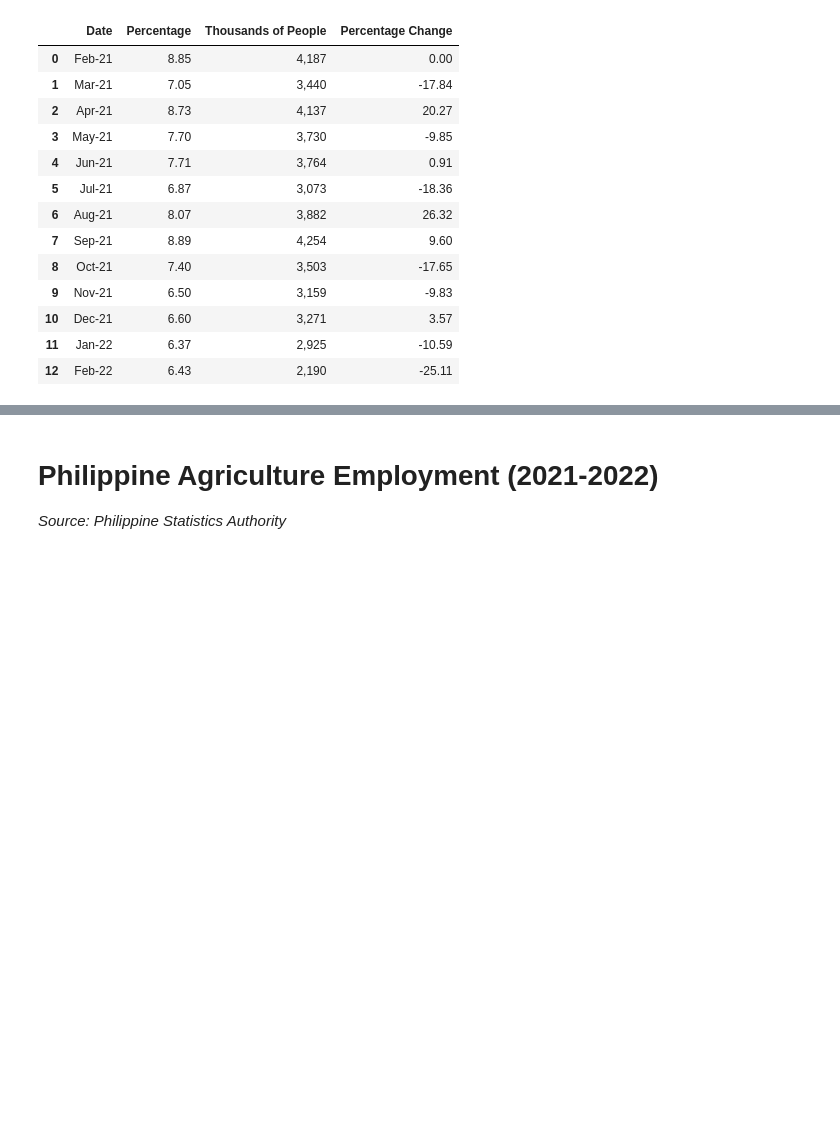
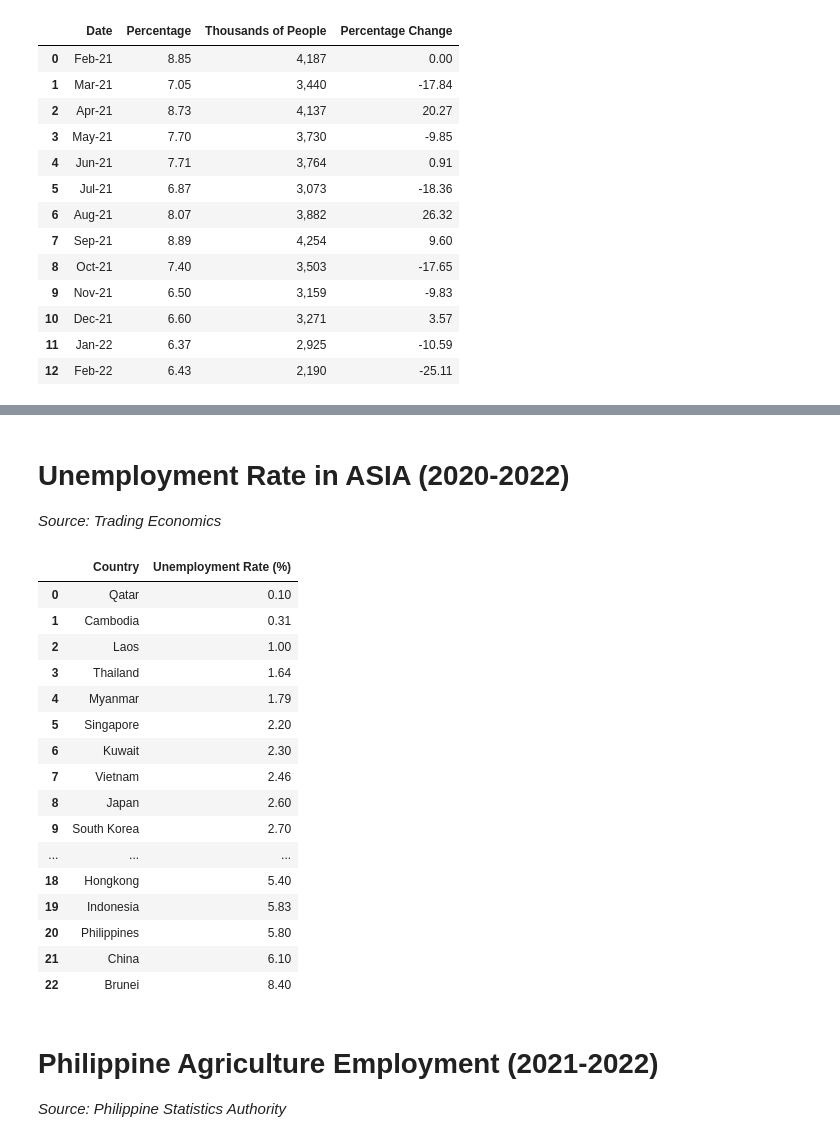
Before and after one commit to kryzlerahne/IT3205_FilipinoDataAlliance, a Jupyter notebook: Codes/The_Future_Pay_Visualizations.ipynb, the cells around one changed output, grey strips where cells are left out. Saved outputs shown, nothing was run; the diff lists cells and outputs as text; code cells hidden in the pictures; blank space fills up the shorter version.

```diff
--- a/Codes/The_Future_Pay_Visualizations.ipynb
+++ b/Codes/The_Future_Pay_Visualizations.ipynb
@@ -70,0 +85,25 @@ display(df.iloc[0:])
+# %% [markdown]
+# Unemployment Rate in ASIA (2020-2022)
+*Source: Trading Economics*
+# %%
+url = 'https://raw.githubusercontent.com/kryzlerahne/IT3205_PhilippineDataAlliance/main/Datasets/Unemployment%20Rate%20in%20ASIA.csv'
+df = pd.read_csv(url)
+display(df.iloc[0:])
+# %% [output]
+|  | Country | Unemployment Rate (%) |
+| 0 | Qatar | 0.10 |
+| 1 | Cambodia | 0.31 |
+| 2 | Laos | 1.00 |
+| 3 | Thailand | 1.64 |
+| 4 | Myanmar | 1.79 |
+| 5 | Singapore | 2.20 |
+| 6 | Kuwait | 2.30 |
+| 7 | Vietnam | 2.46 |
+| 8 | Japan | 2.60 |
+| 9 | South Korea | 2.70 |
+| ... | ... | ... |
+| 18 | Hongkong | 5.40 |
+| 19 | Indonesia | 5.83 |
+| 20 | Philippines | 5.80 |
+| 21 | China | 6.10 |
+| 22 | Brunei | 8.40 |
```
Also changed, not shown: parts of 5 cells of this notebook.
